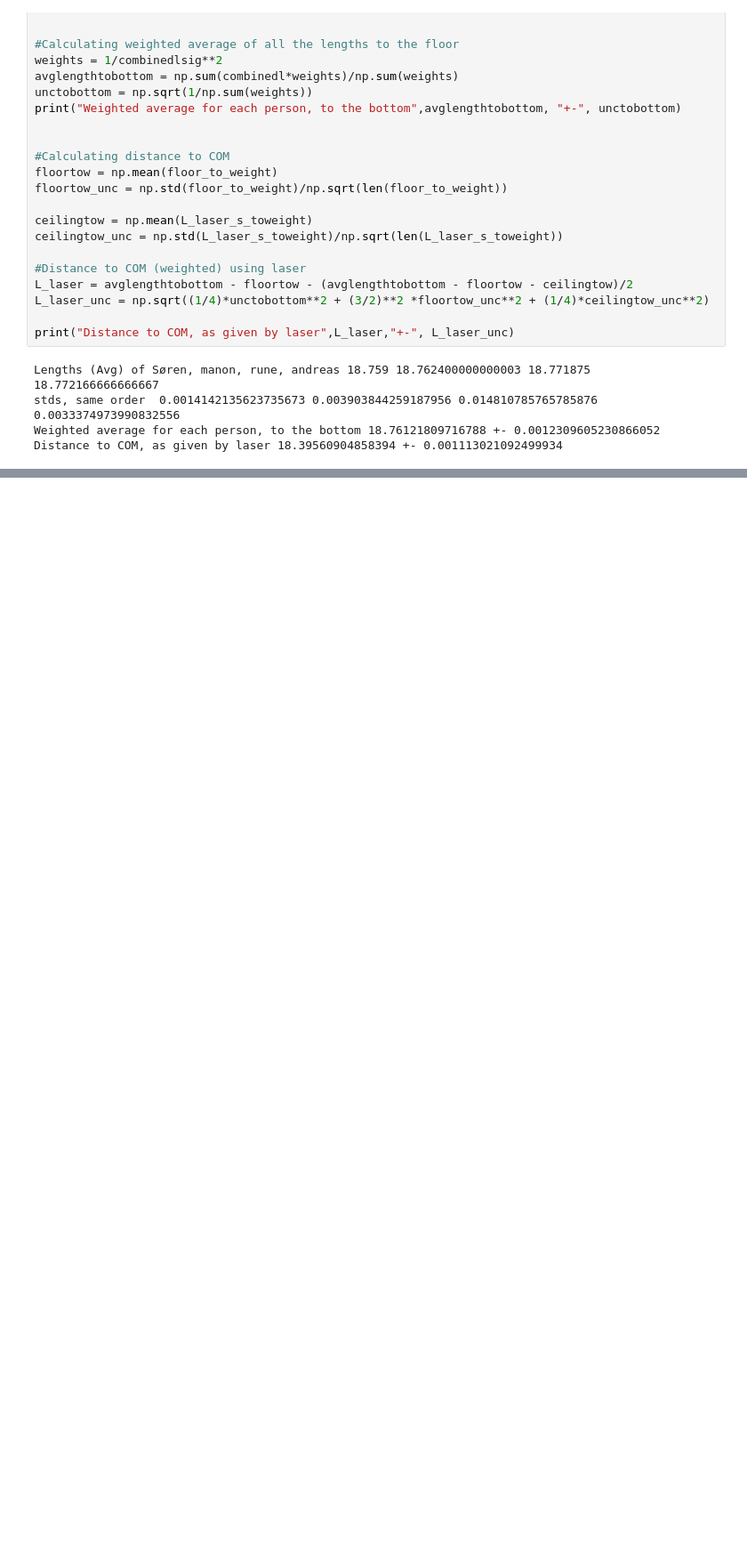
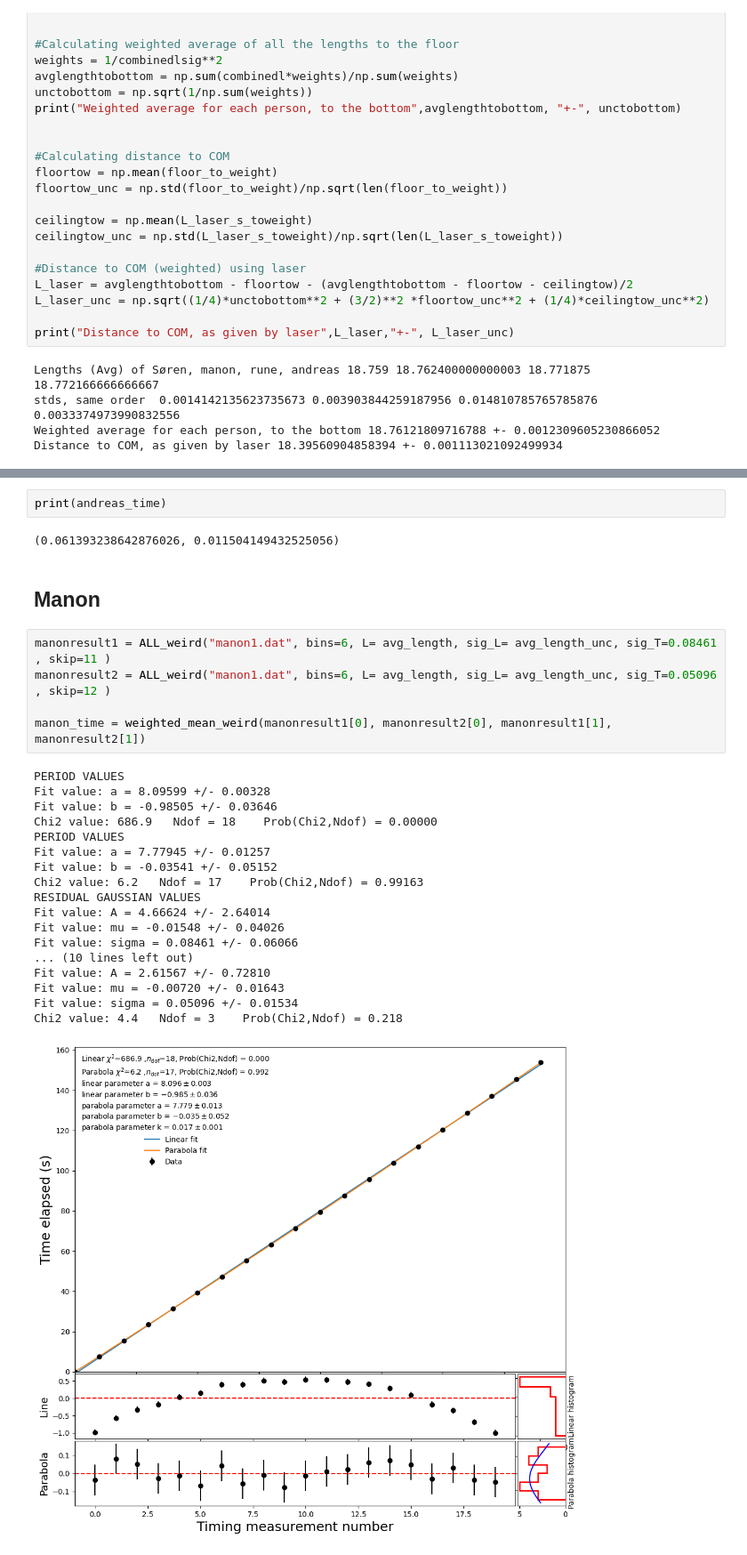
Before and after one commit to RuneEkman/AppStat-project, a Jupyter notebook: projectcode-Copy1.ipynb, the cells around one changed output, grey strips where cells are left out. Shown at 89% size. Drawn from its saved outputs; the diff is of its cells as text; blank space fills up the shorter version.

```diff
--- a/projectcode-Copy1.ipynb
+++ b/projectcode-Copy1.ipynb
@@ -523,0 +605,30 @@ Chi2 value: 0.1   Ndof = 2    Prob(Chi2,Ndof) = 0.947
+# %%
+print(andreas_time)
+# %% [output]
+(0.061393238642876026, 0.011504149432525056)
+# %% [markdown]
+## Manon
+# %%
+manonresult1 = ALL_weird("manon1.dat", bins=6, L= avg_length, sig_L= avg_length_unc, sig_T=0.08461 , skip=11 )
+manonresult2 = ALL_weird("manon1.dat", bins=6, L= avg_length, sig_L= avg_length_unc, sig_T=0.05096 , skip=12 )
+
+manon_time = weighted_mean_weird(manonresult1[0], manonresult2[0], manonresult1[1], manonresult2[1])
+# %% [output]
+PERIOD VALUES
+Fit value: a = 8.09599 +/- 0.00328
+Fit value: b = -0.98505 +/- 0.03646
+Chi2 value: 686.9   Ndof = 18    Prob(Chi2,Ndof) = 0.00000
+PERIOD VALUES
+Fit value: a = 7.77945 +/- 0.01257
+Fit value: b = -0.03541 +/- 0.05152
+Chi2 value: 6.2   Ndof = 17    Prob(Chi2,Ndof) = 0.99163
+RESIDUAL GAUSSIAN VALUES
+Fit value: A = 4.66624 +/- 2.64014
+Fit value: mu = -0.01548 +/- 0.04026
+Fit value: sigma = 0.08461 +/- 0.06066
+... (10 lines left out)
+Fit value: A = 2.61567 +/- 0.72810
+Fit value: mu = -0.00720 +/- 0.01643
+Fit value: sigma = 0.05096 +/- 0.01534
+Chi2 value: 4.4   Ndof = 3    Prob(Chi2,Ndof) = 0.218
+[figure, added]
```
Also changed, not shown: parts of 26 cells of this notebook, 1 other file.
